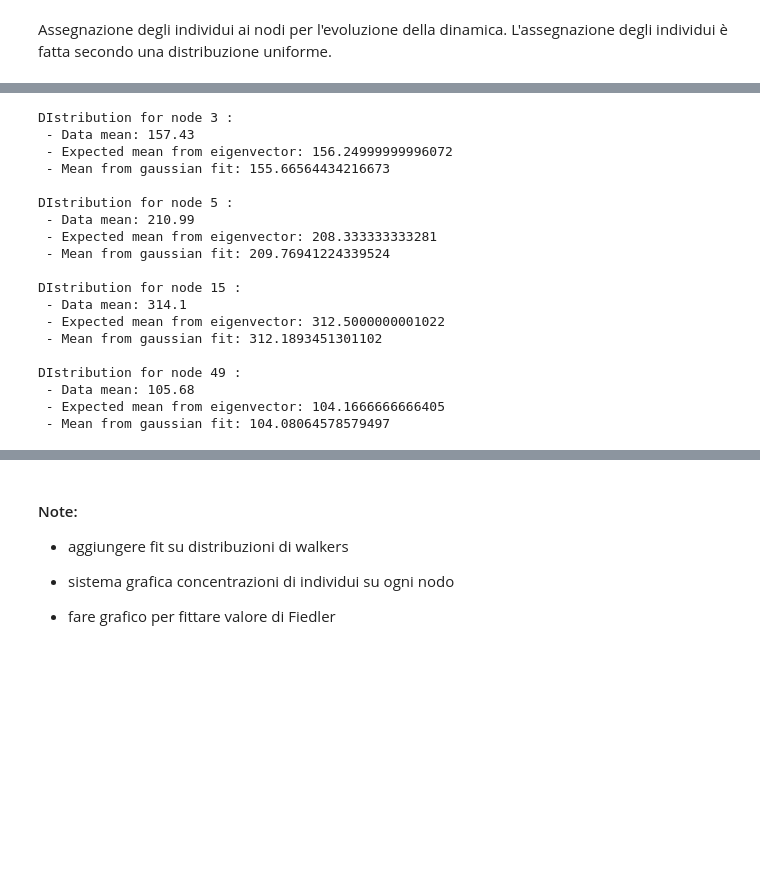
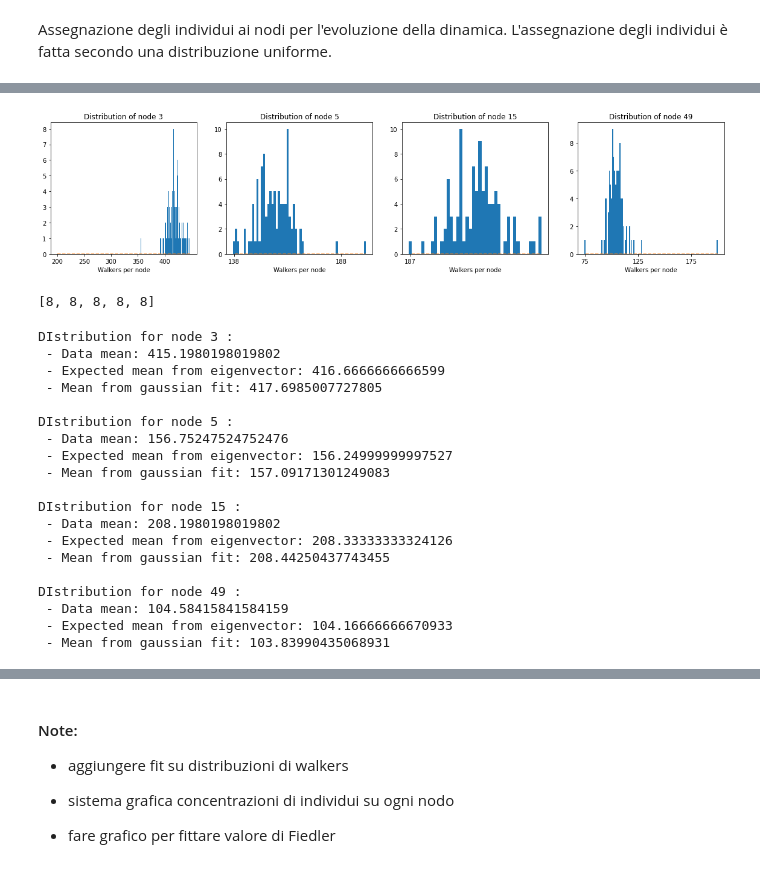
Before and after one commit to Ferri-00/Esame-Complessi, a Jupyter notebook: BarabasiAlbert.ipynb, the cells around one changed output, grey strips where cells are left out. Drawn from its saved outputs; the diff is of its cells as text; code cells hidden in the pictures; blank space fills up the shorter version.

```diff
--- a/BarabasiAlbert.ipynb
+++ b/BarabasiAlbert.ipynb
@@ -280,30 +283,60 @@ plt.show()
+# %%
+fig, ax = plt.subplots(nrows = 1, ncols = len(nodes), figsize=(5*len(nodes), 4))
+
+for i in range(len(nodes)):
+    p_node += [[int(h[nodes[i]]) for h in histo]]
+    n[i], bins[i], patches = ax[i].hist(p_node[i], bins = int((max(p_node[i]) - min(p_node[i]))), align='left')
+    ax[i].set_title(f"Distribution of node {nodes[i]}")
+    ax[i].set_xlabel("Walkers per node")
+    ax[i].set_xticks(np.arange(min(p_node[i]), max(p_node[i]), 50))
+
+bins = [(bins[i][:-1] + bins[i][1:])/2 for i in range(len(nodes))]
+
+poptPois = [0]*len(nodes)
+pcovPois = [0]*len(nodes)
+
+for i in range(len(nodes)):
+#     popt[1][i], pcov[1][i] = curve_fit(poisson_law, bins[i], n[i], p0 = [mean[i]])
+
+    ax[i].plot(bins[i], poisson_law(bins[i], 8, mean[i]), '--')
+#     ax[i].plot(bins[i], , '--')
+
+plt.show()
+# %% [output]
+[figure, added]
+# %%
+hi = [1,1,1,1,1]
+
+[8*h for h in hi]
+# %% [output]
+[8, 8, 8, 8, 8]
 # %%
 for i in range(len(nodes)):
     print("DIstribution for node", nodes[i], ":")
     print(" - Data mean:", mean[i])
     print(" - Expected mean from eigenvector:", pSNorm[nodes[i]] * N * walker_per_node)
-    print(" - Mean from gaussian fit:", popt[i][1])
+    print(" - Mean from gaussian fit:", poptGaus[i][1])
     print()
 # %% [output]
 DIstribution for node 3 :
- - Data mean: 157.43
- - Expected mean from eigenvector: 156.24999999996072
- - Mean from gaussian fit: 155.66564434216673
+ - Data mean: 415.1980198019802
+ - Expected mean from eigenvector: 416.6666666666599
+ - Mean from gaussian fit: 417.6985007727805
 
 DIstribution for node 5 :
- - Data mean: 210.99
- - Expected mean from eigenvector: 208.333333333281
- - Mean from gaussian fit: 209.76941224339524
+ - Data mean: 156.75247524752476
+ - Expected mean from eigenvector: 156.24999999997527
+ - Mean from gaussian fit: 157.09171301249083
 
 DIstribution for node 15 :
- - Data mean: 314.1
- - Expected mean from eigenvector: 312.5000000001022
- - Mean from gaussian fit: 312.1893451301102
+ - Data mean: 208.1980198019802
+ - Expected mean from eigenvector: 208.33333333324126
+ - Mean from gaussian fit: 208.44250437743455
 
 DIstribution for node 49 :
- - Data mean: 105.68
- - Expected mean from eigenvector: 104.1666666666405
- - Mean from gaussian fit: 104.08064578579497
+ - Data mean: 104.58415841584159
+ - Expected mean from eigenvector: 104.16666666670933
+ - Mean from gaussian fit: 103.83990435068931
 # %%
 fig, ax = plt.subplots(nrows = 1, ncols = len(nodes), figsize=(6*len(nodes), 4))
 
```
Also changed, not shown: parts of 17 cells of this notebook, 2 other files.
